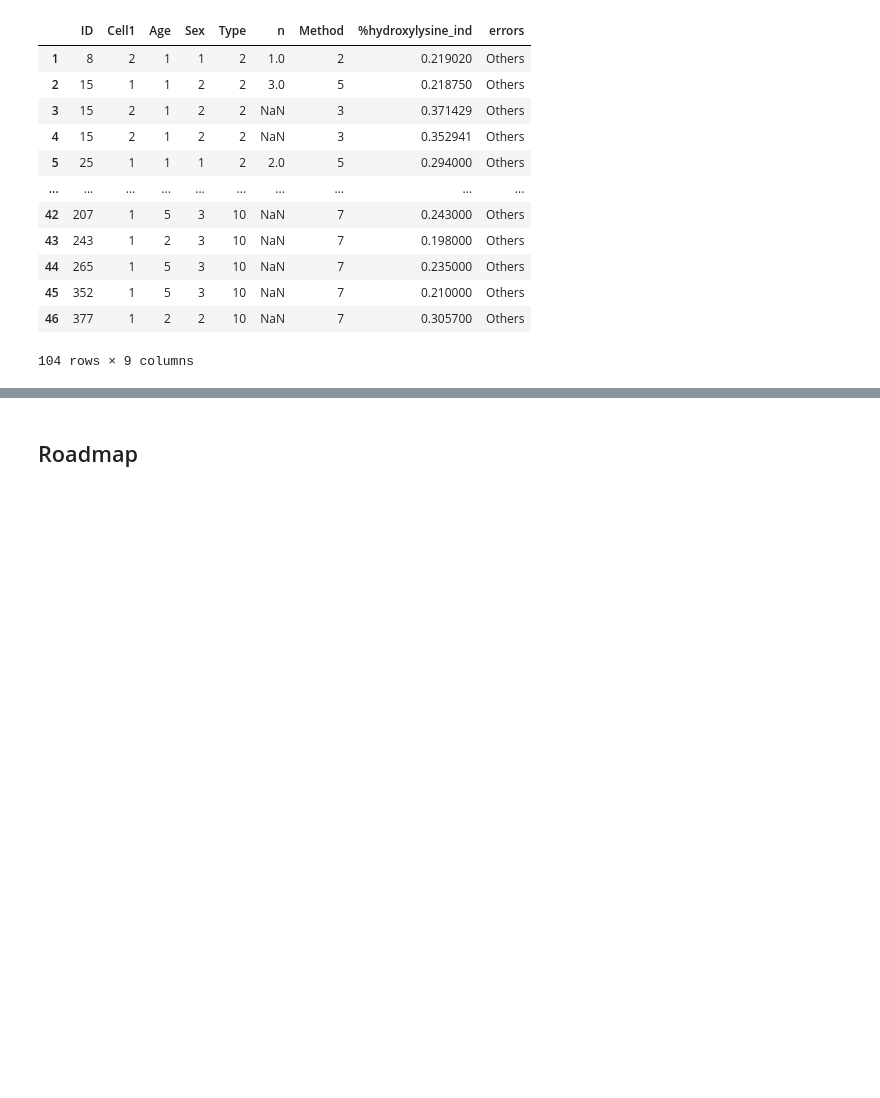
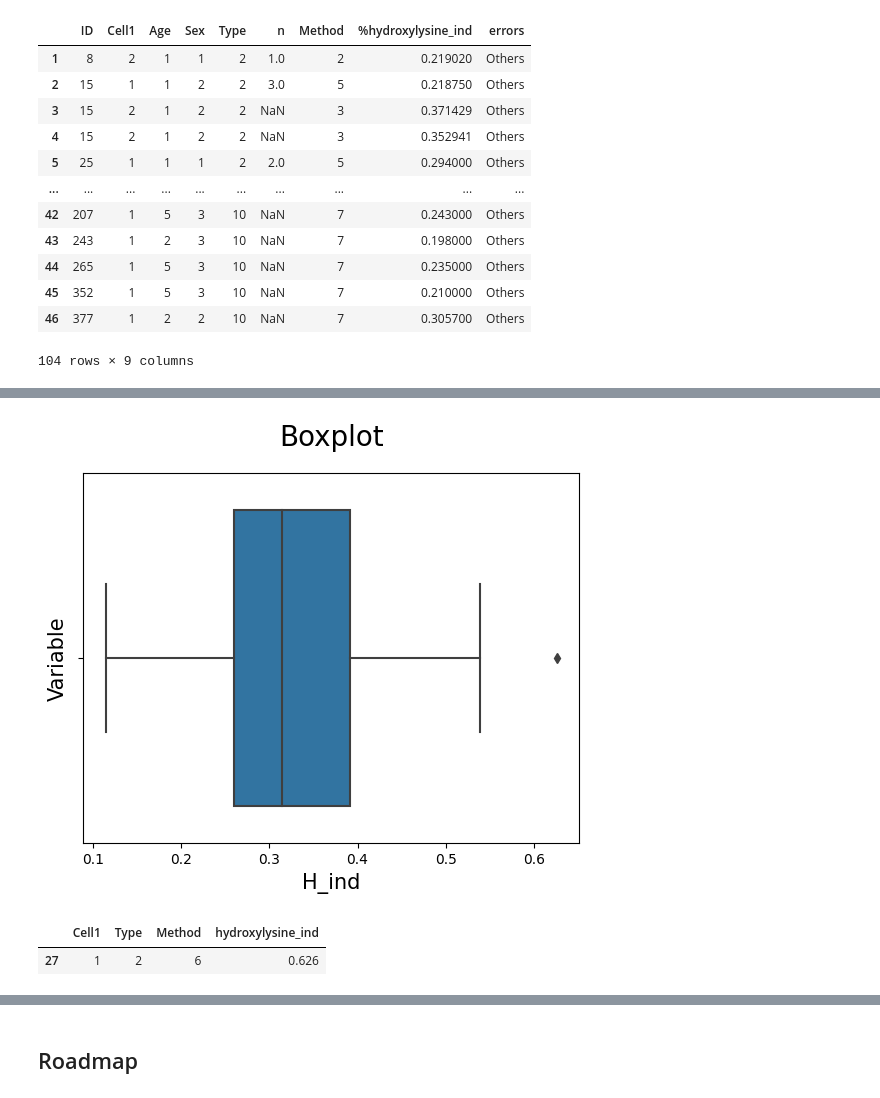
Before and after one commit to RareDiseaseData/Meta-analysis-data, a Jupyter notebook: simulation.ipynb, the cells around one changed output, grey strips where cells are left out. Drawn from its saved outputs; the diff is of its cells as text; code cells hidden in the pictures; blank space fills up the shorter version.

Commit message:
Outliers for normal data

```diff
--- a/simulation.ipynb
+++ b/simulation.ipynb
@@ -179,0 +268,28 @@ df_sel
+# %%
+#create the boxplot
+ax = sns.boxplot(x = df_dbscan['hydroxylysine_ind'])
+
+#add labels to the plot
+ax.set_xlabel("H_ind", fontsize = 15)
+ax.set_ylabel("Variable", fontsize = 15)
+ax.set_title("Boxplot", fontsize =20, pad = 20)
+
+plt.show()
+# %% [output]
+[figure, added]
+# %%
+h_ind_lq = df_dbscan['hydroxylysine_ind'].quantile(0.25)
+h_ind_uq = df_dbscan['hydroxylysine_ind'].quantile(0.75)
+#extract the inter quartile range
+h_ind_iqr = h_ind_uq - h_ind_lq
+
+#get the upper and lower bounds
+lower_bound = h_ind_lq - 1.5*h_ind_iqr
+upper_bound = h_ind_uq + 1.5*h_ind_iqr
+
+#extract values outside these bounds
+IQR_outliers = df_dbscan[(df_dbscan.hydroxylysine_ind <= lower_bound) | (df_dbscan.hydroxylysine_ind >= upper_bound)]
+IQR_outliers
+# %% [output]
+|  | Cell1 | Type | Method | hydroxylysine_ind |
+| 27 | 1 | 2 | 6 | 0.626 |
```
Also changed, not shown: parts of 15 cells of this notebook.
